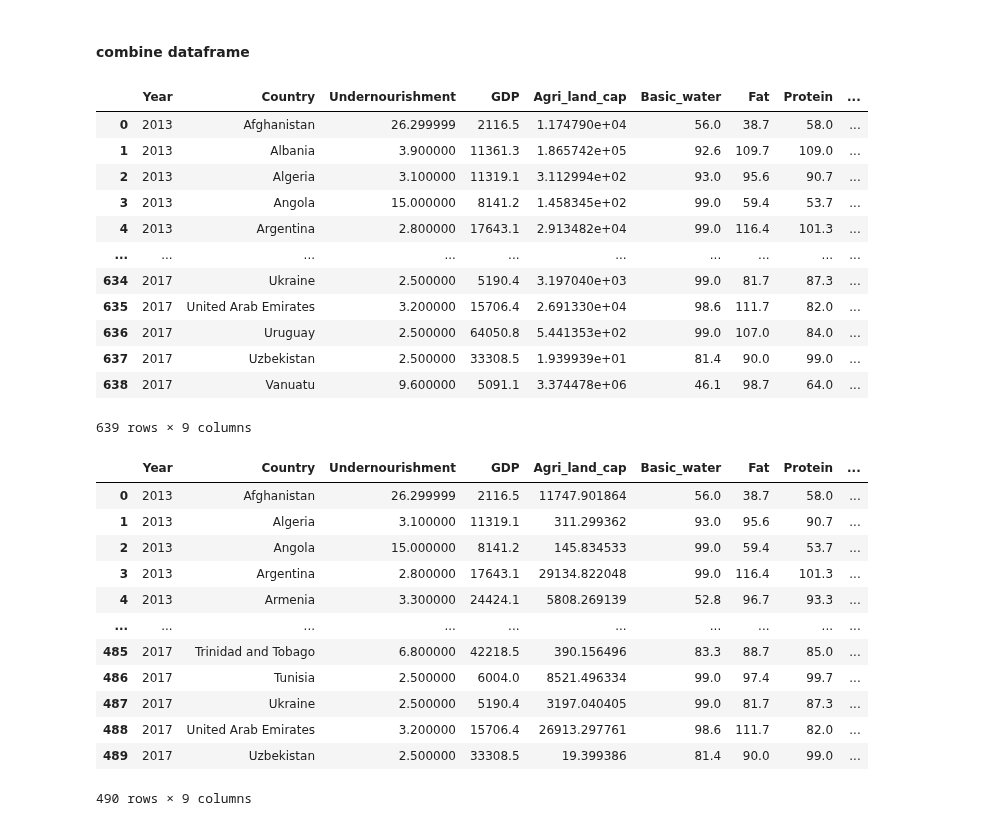
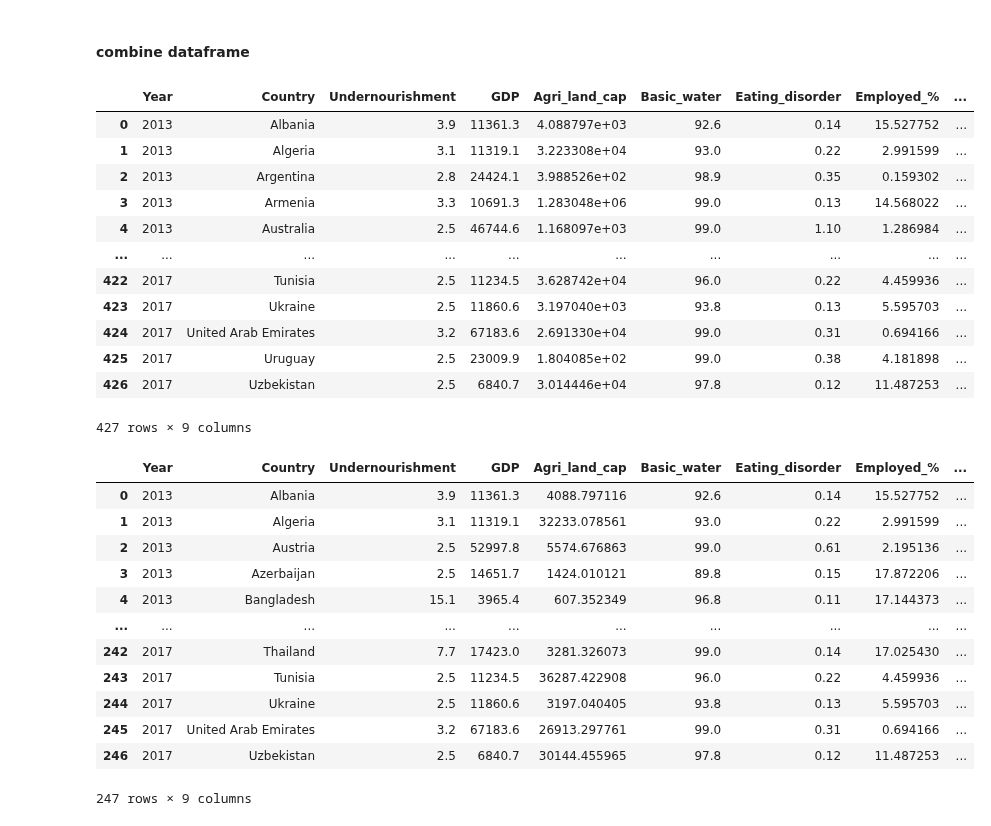
Before and after one commit to tanjoash/2D_data_driven_world, a Jupyter notebook: 2dwork/2D DDW.ipynb, the cells around one changed output. Cells and saved outputs as stored; diff of their text form; code cells hidden in the pictures.

```diff
--- a/2dwork/2D DDW.ipynb
+++ b/2dwork/2D DDW.ipynb
@@ -1207,26 +1340,24 @@ df2016_new_combined = pd.read_csv("df2016_new_combined.csv")
 df2017_new_combined = pd.read_csv("df2017_new_combined.csv")
 # %%
 dfallyears_new_combined = pd.concat([df2013_new_combined, df2014_new_combined, df2015_new_combined, df2016_new_combined, df2017_new_combined])
-# convert carbohydrate from kcal to g
-dfallyears_new_combined["Carbohydrate"] = dfallyears_new_combined["Carbohydrate"]
 dfallyears_new_combined = dfallyears_new_combined.drop(columns = "Unnamed: 0")
 dfallyears_new_combined = dfallyears_new_combined.reset_index(drop=True)
 #dfallyears_new_combined.to_csv("dfallyears_new_combined.csv")
 dfallyears_new_combined
 # %% [output]
-|  | Year | Country | Undernourishment | GDP | Agri_land_cap | Basic_water | Fat | Protein | ... |
-| 0 | 2013 | Afghanistan | 26.299999 | 2116.5 | 1.174790e+04 | 56.0 | 38.7 | 58.0 | ... |
-| 1 | 2013 | Albania | 3.900000 | 11361.3 | 1.865742e+05 | 92.6 | 109.7 | 109.0 | ... |
-| 2 | 2013 | Algeria | 3.100000 | 11319.1 | 3.112994e+02 | 93.0 | 95.6 | 90.7 | ... |
-| 3 | 2013 | Angola | 15.000000 | 8141.2 | 1.458345e+02 | 99.0 | 59.4 | 53.7 | ... |
-| 4 | 2013 | Argentina | 2.800000 | 17643.1 | 2.913482e+04 | 99.0 | 116.4 | 101.3 | ... |
+|  | Year | Country | Undernourishment | GDP | Agri_land_cap | Basic_water | Eating_disorder | Employed_% | ... |
+| 0 | 2013 | Albania | 3.9 | 11361.3 | 4.088797e+03 | 92.6 | 0.14 | 15.527752 | ... |
+| 1 | 2013 | Algeria | 3.1 | 11319.1 | 3.223308e+04 | 93.0 | 0.22 | 2.991599 | ... |
+| 2 | 2013 | Argentina | 2.8 | 24424.1 | 3.988526e+02 | 98.9 | 0.35 | 0.159302 | ... |
+| 3 | 2013 | Armenia | 3.3 | 10691.3 | 1.283048e+06 | 99.0 | 0.13 | 14.568022 | ... |
+| 4 | 2013 | Australia | 2.5 | 46744.6 | 1.168097e+03 | 99.0 | 1.10 | 1.286984 | ... |
 | ... | ... | ... | ... | ... | ... | ... | ... | ... | ... |
-| 634 | 2017 | Ukraine | 2.500000 | 5190.4 | 3.197040e+03 | 99.0 | 81.7 | 87.3 | ... |
-| 635 | 2017 | United Arab Emirates | 3.200000 | 15706.4 | 2.691330e+04 | 98.6 | 111.7 | 82.0 | ... |
-| 636 | 2017 | Uruguay | 2.500000 | 64050.8 | 5.441353e+02 | 99.0 | 107.0 | 84.0 | ... |
-| 637 | 2017 | Uzbekistan | 2.500000 | 33308.5 | 1.939939e+01 | 81.4 | 90.0 | 99.0 | ... |
-| 638 | 2017 | Vanuatu | 9.600000 | 5091.1 | 3.374478e+06 | 46.1 | 98.7 | 64.0 | ... |
+| 422 | 2017 | Tunisia | 2.5 | 11234.5 | 3.628742e+04 | 96.0 | 0.22 | 4.459936 | ... |
+| 423 | 2017 | Ukraine | 2.5 | 11860.6 | 3.197040e+03 | 93.8 | 0.13 | 5.595703 | ... |
+| 424 | 2017 | United Arab Emirates | 3.2 | 67183.6 | 2.691330e+04 | 99.0 | 0.31 | 0.694166 | ... |
+| 425 | 2017 | Uruguay | 2.5 | 23009.9 | 1.804085e+02 | 99.0 | 0.38 | 4.181898 | ... |
+| 426 | 2017 | Uzbekistan | 2.5 | 6840.7 | 3.014446e+04 | 97.8 | 0.12 | 11.487253 | ... |
-639 rows × 9 columns
+427 rows × 9 columns
 # %%
 def identify_outlier(dataframe, i):
     q3 = dataframe[i].quantile(q=0.75)
@@ -1236,38 +1367,37 @@ def identify_outlier(dataframe, i):
     lower_outlier = q1 - 1.5*IQR
     return upper_outlier, lower_outlier
 # %%
-# identifier outlier for each factor
 GDP_outlier = identify_outlier(dfallyears_new_combined, "GDP")
 Agri_cap_outlier = identify_outlier(dfallyears_new_combined, "Agri_land_cap")
 Water_outlier = identify_outlier(dfallyears_new_combined, "Basic_water")
-Fat_outlier = identify_outlier(dfallyears_new_combined, "Fat")
-Protein_outlier = identify_outlier(dfallyears_new_combined, "Protein")
-Carbohydrate_outlier = identify_outlier(dfallyears_new_combined, "Carbohydrate")
+Eating_outlier = identify_outlier(dfallyears_new_combined, "Eating_disorder")
+Employed_outlier = identify_outlier(dfallyears_new_combined, "Employed_%")
+CO2_outlier = identify_outlier(dfallyears_new_combined, "CO2_agri")
 
 # removal of rows with outliers
-dfallyears_removed = dfallyears_new_combined.copy()
-dfallyears_removed = dfallyears_removed.loc[(dfallyears_removed["GDP"] <= GDP_outlier[0]) & (dfallyears_removed["GDP"] >= GDP_outlier[1]), :]
-dfallyears_removed = dfallyears_removed.loc[(dfallyears_removed["Agri_land_cap"] <= Agri_cap_outlier[0]) & (dfallyears_removed["Agri_land_cap"] >= Agri_cap_outlier[1]), :]
-dfallyears_removed = dfallyears_removed.loc[(dfallyears_removed["Basic_water"] <= Water_outlier[0]) & (dfallyears_removed["Basic_water"] >= Water_outlier[1]), :]
-dfallyears_removed = dfallyears_removed.loc[(dfallyears_removed["Fat"] <= Fat_outlier[0]) & (dfallyears_removed["Fat"] >= Fat_outlier[1]), :]
-dfallyears_removed = dfallyears_removed.loc[(dfallyears_removed["Protein"] <= Protein_outlier[0]) & (dfallyears_removed["Protein"] >= Protein_outlier[1]), :]
-dfallyears_removed = dfallyears_removed.loc[(dfallyears_removed["Carbohydrate"] <= Carbohydrate_outlier[0]) & (dfallyears_removed["Carbohydrate"] >= Carbohydrate_outlier[1]), :]
-dfallyears_removed = dfallyears_removed.reset_index(drop=True)
-dfallyears_removed
+dfallyears_new_removed = dfallyears_new_combined.copy()
+dfallyears_new_removed = dfallyears_new_removed.loc[(dfallyears_new_removed["GDP"] <= GDP_outlier[0]) & (dfallyears_new_removed["GDP"] >= GDP_outlier[1]), :]
+dfallyears_new_removed = dfallyears_new_removed.loc[(dfallyears_new_removed["Agri_land_cap"] <= Agri_cap_outlier[0]) & (dfallyears_new_removed["Agri_land_cap"] >= Agri_cap_outlier[1]), :]
+dfallyears_new_removed = dfallyears_new_removed.loc[(dfallyears_new_removed["Basic_water"] <= Water_outlier[0]) & (dfallyears_new_removed["Basic_water"] >= Water_outlier[1]), :]
+dfallyears_new_removed = dfallyears_new_removed.loc[(dfallyears_new_removed["Eating_disorder"] <= Eating_outlier[0]) & (dfallyears_new_removed["Eating_disorder"] >= Eating_outlier[1]), :]
+dfallyears_new_removed = dfallyears_new_removed.loc[(dfallyears_new_removed["Employed_%"] <= Employed_outlier[0]) & (dfallyears_new_removed["Employed_%"] >= Employed_outlier[1]), :]
+dfallyears_new_removed = dfallyears_new_removed.loc[(dfallyears_new_removed["CO2_agri"] <= CO2_outlier[0]) & (dfallyears_new_removed["CO2_agri"] >= CO2_outlier[1]), :]
+dfallyears_new_removed = dfallyears_new_removed.reset_index(drop=True)
+dfallyears_new_removed
 # %% [output]
-|  | Year | Country | Undernourishment | GDP | Agri_land_cap | Basic_water | Fat | Protein | ... |
-| 0 | 2013 | Afghanistan | 26.299999 | 2116.5 | 11747.901864 | 56.0 | 38.7 | 58.0 | ... |
-| 1 | 2013 | Algeria | 3.100000 | 11319.1 | 311.299362 | 93.0 | 95.6 | 90.7 | ... |
-| 2 | 2013 | Angola | 15.000000 | 8141.2 | 145.834533 | 99.0 | 59.4 | 53.7 | ... |
-| 3 | 2013 | Argentina | 2.800000 | 17643.1 | 29134.822048 | 99.0 | 116.4 | 101.3 | ... |
-| 4 | 2013 | Armenia | 3.300000 | 24424.1 | 5808.269139 | 52.8 | 96.7 | 93.3 | ... |
+|  | Year | Country | Undernourishment | GDP | Agri_land_cap | Basic_water | Eating_disorder | Employed_% | ... |
+| 0 | 2013 | Albania | 3.9 | 11361.3 | 4088.797116 | 92.6 | 0.14 | 15.527752 | ... |
+| 1 | 2013 | Algeria | 3.1 | 11319.1 | 32233.078561 | 93.0 | 0.22 | 2.991599 | ... |
+| 2 | 2013 | Austria | 2.5 | 52997.8 | 5574.676863 | 99.0 | 0.61 | 2.195136 | ... |
+| 3 | 2013 | Azerbaijan | 2.5 | 14651.7 | 1424.010121 | 89.8 | 0.15 | 17.872206 | ... |
+| 4 | 2013 | Bangladesh | 15.1 | 3965.4 | 607.352349 | 96.8 | 0.11 | 17.144373 | ... |
 | ... | ... | ... | ... | ... | ... | ... | ... | ... | ... |
-| 485 | 2017 | Trinidad and Tobago | 6.800000 | 42218.5 | 390.156496 | 83.3 | 88.7 | 85.0 | ... |
-| 486 | 2017 | Tunisia | 2.500000 | 6004.0 | 8521.496334 | 99.0 | 97.4 | 99.7 | ... |
-| 487 | 2017 | Ukraine | 2.500000 | 5190.4 | 3197.040405 | 99.0 | 81.7 | 87.3 | ... |
-| 488 | 2017 | United Arab Emirates | 3.200000 | 15706.4 | 26913.297761 | 98.6 | 111.7 | 82.0 | ... |
-| 489 | 2017 | Uzbekistan | 2.500000 | 33308.5 | 19.399386 | 81.4 | 90.0 | 99.0 | ... |
+| 242 | 2017 | Thailand | 7.7 | 17423.0 | 3281.326073 | 99.0 | 0.14 | 17.025430 | ... |
+| 243 | 2017 | Tunisia | 2.5 | 11234.5 | 36287.422908 | 96.0 | 0.22 | 4.459936 | ... |
+| 244 | 2017 | Ukraine | 2.5 | 11860.6 | 3197.040405 | 93.8 | 0.13 | 5.595703 | ... |
+| 245 | 2017 | United Arab Emirates | 3.2 | 67183.6 | 26913.297761 | 99.0 | 0.31 | 0.694166 | ... |
+| 246 | 2017 | Uzbekistan | 2.5 | 6840.7 | 30144.455965 | 97.8 | 0.12 | 11.487253 | ... |
-490 rows × 9 columns
+247 rows × 9 columns
 # %%
 def normalize_z(df):
     dfout = (df - df.mean(axis = 0)) / df.std(axis = 0)
```
Also changed, not shown: parts of 18 cells of this notebook, 8 other files.
